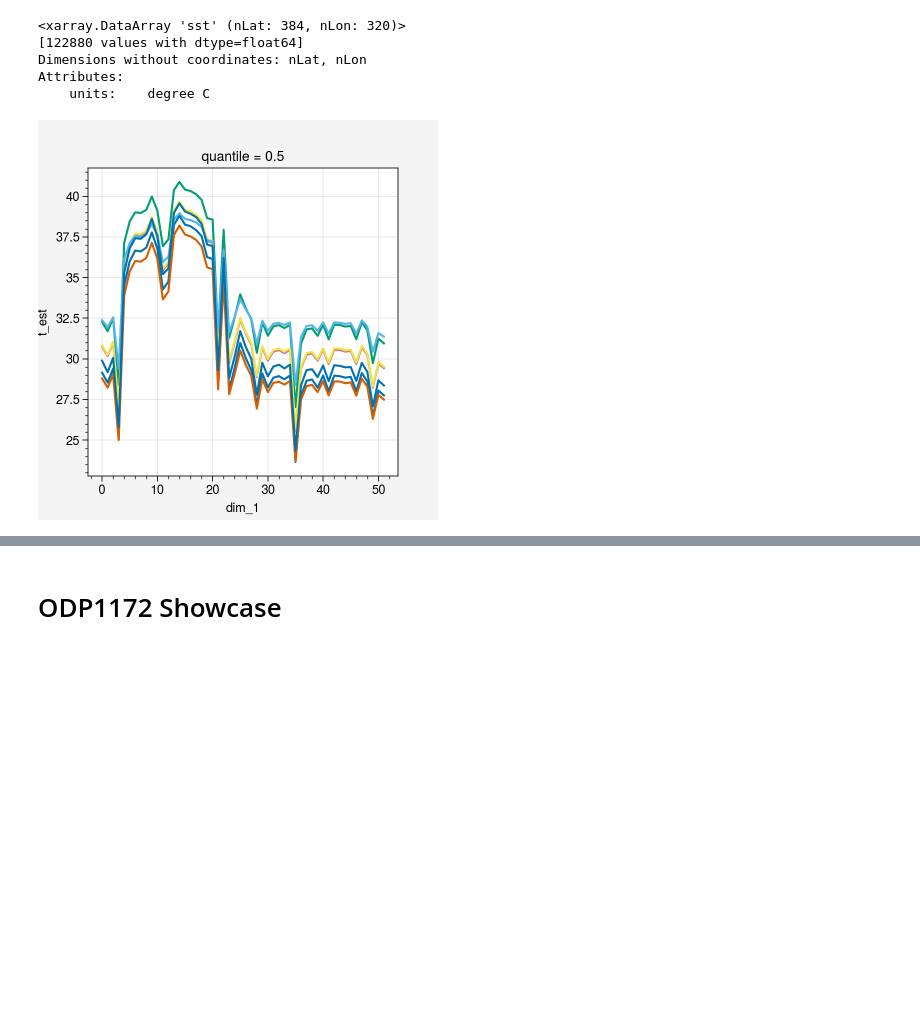
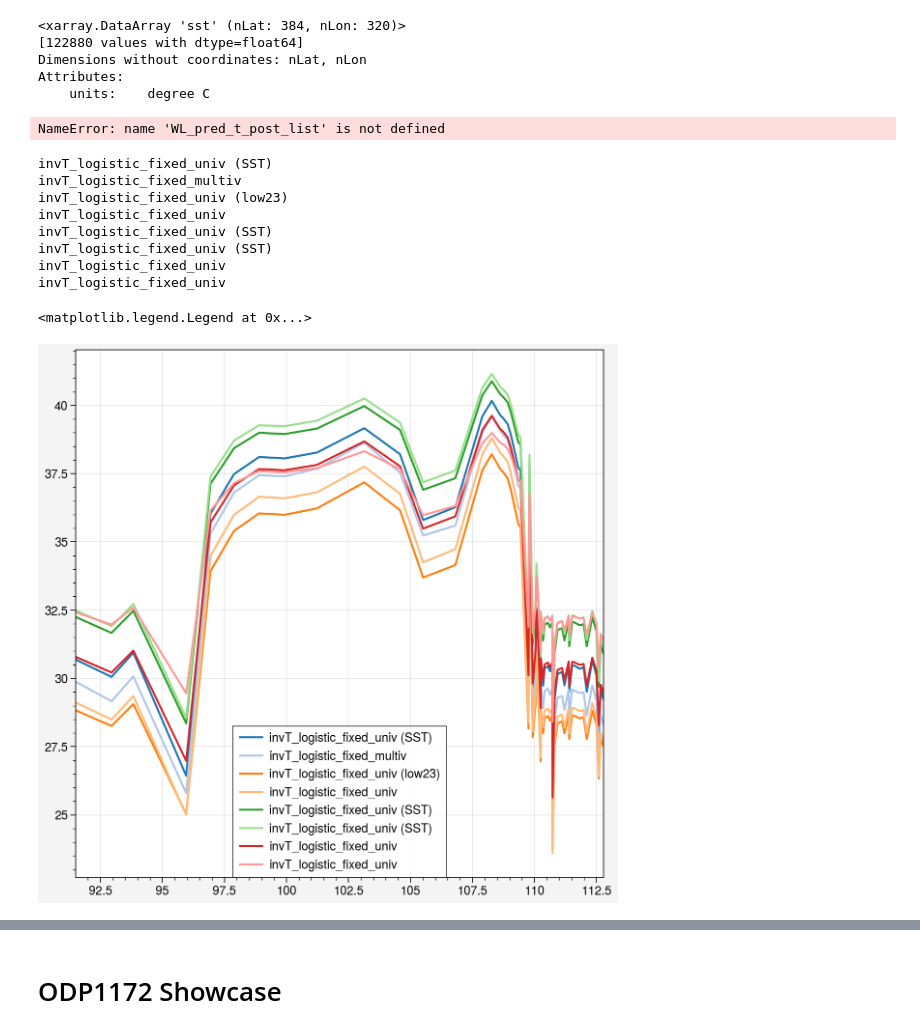
Before and after one commit to PaleoLipidRR/TEXAS, a Jupyter notebook: ipynb_files/culRI-Bayesian_visualizations.ipynb, the cells around one changed output, grey strips where cells are left out. Cells and saved outputs as stored; diff of their text form; code cells hidden in the pictures; blank space fills up the shorter version.

```diff
--- a/ipynb_files/culRI-Bayesian_visualizations.ipynb
+++ b/ipynb_files/culRI-Bayesian_visualizations.ipynb
@@ -1482,29 +1548,66 @@ Attributes:
 Dimensions without coordinates: nLat, nLon
 Attributes:
     units:    degree C
+# %%
+WL_pred_t_post_list[i]
+# %% [output]
+NameError: name 'WL_pred_t_post_list' is not defined
 # %%
+fig, axs = plot.subplots(width=6)
+
+
+
 # Define the directory path
 invT_posterior_cache_dir = os.path.join(local_github_path, "invT_posterior_cache")
 
 # List all files starting with "WilsonLake_PETM_"
 wilsonlake_files = [
     fname for fname in os.listdir(invT_posterior_cache_dir)
     if fname.startswith("WilsonLake_PETM_")
 ]
 
+ax = axs[0]
+
 WL_pred_t_post_list = []
 for fname in wilsonlake_files:
     # Load the dataset
     post_ds = xr.open_dataset(os.path.join(invT_posterior_cache_dir, fname))
 
     # Extract the 't_est' variable and append to the list
     WL_pred_t_post_list.append(post_ds)
 
+plot_x = WL_paleo_tex_df['SampleDepth'].values
 for i in range(len(WL_pred_t_post_list)):
-    # get_filename = WO
-    WL_pred_t_post_list[i].t_est.sel(quantile=0.5).plot()
+    # get_filename model_
+    if 'sst' in WL_pred_t_post_list[i].filename:
+        model_label = WL_pred_t_post_list[i].model_name + ' (SST)'
+    elif 'low23' in WL_pred_t_post_list[i].filename:
+        model_label = WL_pred_t_post_list[i].model_name + ' (thermoT, low23)'
+    elif ('sst' in WL_pred_t_post_list[i].filename
+           and 'low23' in WL_pred_t_post_list[i].filename):
+        model_label = WL_pred_t_post_list[i].model_name + ' (SST, low23)'
+    else:
+        model_label = WL_pred_t_post_list[i].model_name + ' (thermoT)'
+    plot_y = WL_pred_t_post_list[i].t_est.sel(quantile=0.5).values
+    ax.plot(plot_x, plot_y,
+            cycle='tab20',
+            label=model_label, lw=1.5)
+    print(model_label)
+
+h, l = plt.gca().get_legend_handles_labels()
+ax.legend(h, l, loc='lower center', ncols=1,fontsize=8)
+# plt.figure(figsize=(10, 6))
 # %% [output]
+invT_logistic_fixed_univ (SST)
+invT_logistic_fixed_multiv
+invT_logistic_fixed_univ (low23)
+invT_logistic_fixed_univ
+invT_logistic_fixed_univ (SST)
+invT_logistic_fixed_univ (SST)
+invT_logistic_fixed_univ
+invT_logistic_fixed_univ
+<matplotlib.legend.Legend at 0x...>
-[figure, old version]
+[figure, new version]
 # %%
 array = [
     [1,2],
```
Also changed, not shown: parts of 11 cells of this notebook, 38 other files.
